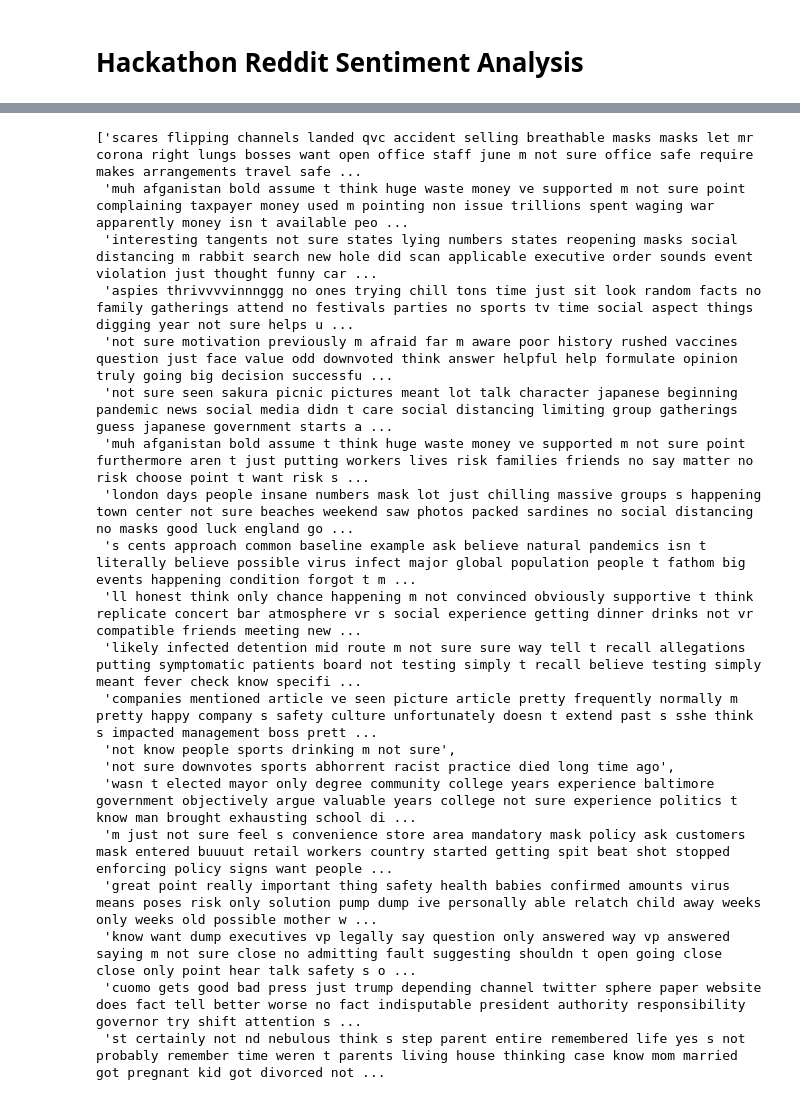
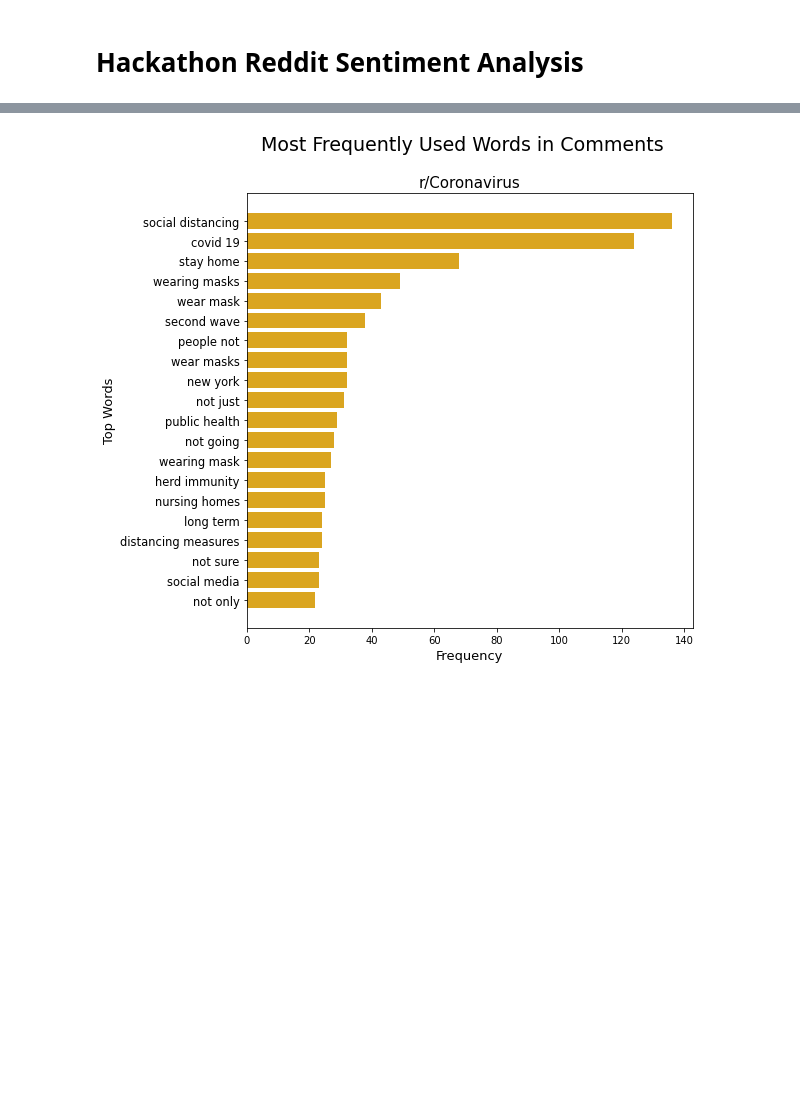
Before and after one commit to dmedellin2/octagon_hackathon, a Jupyter notebook: code/hackathon_analysis.ipynb, the cells around one changed output, grey strips where cells are left out. Drawn from its saved outputs; the diff is of its cells as text; code cells hidden in the pictures; blank space fills up the shorter version.

Commit message:
cleaned data gathering nb

```diff
--- a/code/hackathon_analysis.ipynb
+++ b/code/hackathon_analysis.ipynb
@@ -29,7 +29,7 @@ events.head()
 | 4 | gp_dude | No, it's not accurate, that's wha... | 1590178095 | Coronavirus | /r/Coronavirus/comments/goql7x/sw... | 2020-05-22 |
 # %%
 remove = ['against','enough','only','no','not']
-append = ['like','don','gt','https','www','scmp','com','x200b']
+append = ['like','don','gt','https','www','scmp','com','x200b','2020', 'does','did']
 # %%
 custom_stops = list(stopwords)
 for word in remove:
@@ -53,4 +53,4 @@ X_text = events['body']
 X_text = cvec.fit_transform(X_text)
 X_text_df = pd.DataFrame(X_text.toarray(), columns = cvec.get_feature_names())
 # %%
-X_text_df.sum().sort_values(ascending=False)[:50]
+top20words = X_text_df.sum().sort_values(ascending=False)[:20]
@@ -75,23 +57,10 @@ dtype: int64
-# %%
-[text for text in events['stripped'] if 'not sure' in text]
-# %% [output]
-['scares flipping channels landed qvc accident selling breathable masks masks let mr corona right lungs bosses want open office staff june m not sure office safe require makes arrangements travel safe ...
- 'muh afganistan bold assume t think huge waste money ve supported m not sure point complaining taxpayer money used m pointing non issue trillions spent waging war apparently money isn t available peo ...
- 'interesting tangents not sure states lying numbers states reopening masks social distancing m rabbit search new hole did scan applicable executive order sounds event violation just thought funny car ...
- 'aspies thrivvvvinnnggg no ones trying chill tons time just sit look random facts no family gatherings attend no festivals parties no sports tv time social aspect things digging year not sure helps u ...
- 'not sure motivation previously m afraid far m aware poor history rushed vaccines question just face value odd downvoted think answer helpful help formulate opinion truly going big decision successfu ...
- 'not sure seen sakura picnic pictures meant lot talk character japanese beginning pandemic news social media didn t care social distancing limiting group gatherings guess japanese government starts a ...
- 'muh afganistan bold assume t think huge waste money ve supported m not sure point furthermore aren t just putting workers lives risk families friends no say matter no risk choose point t want risk s ...
- 'london days people insane numbers mask lot just chilling massive groups s happening town center not sure beaches weekend saw photos packed sardines no social distancing no masks good luck england go ...
- 's cents approach common baseline example ask believe natural pandemics isn t literally believe possible virus infect major global population people t fathom big events happening condition forgot t m ...
- 'll honest think only chance happening m not convinced obviously supportive t think replicate concert bar atmosphere vr s social experience getting dinner drinks not vr compatible friends meeting new ...
- 'likely infected detention mid route m not sure sure way tell t recall allegations putting symptomatic patients board not testing simply t recall believe testing simply meant fever check know specifi ...
- 'companies mentioned article ve seen picture article pretty frequently normally m pretty happy company s safety culture unfortunately doesn t extend past s sshe think s impacted management boss prett ...
- 'not know people sports drinking m not sure',
- 'not sure downvotes sports abhorrent racist practice died long time ago',
- 'wasn t elected mayor only degree community college years experience baltimore government objectively argue valuable years college not sure experience politics t know man brought exhausting school di ...
- 'm just not sure feel s convenience store area mandatory mask policy ask customers mask entered buuuut retail workers country started getting spit beat shot stopped enforcing policy signs want people ...
- 'great point really important thing safety health babies confirmed amounts virus means poses risk only solution pump dump ive personally able relatch child away weeks only weeks old possible mother w ...
- 'know want dump executives vp legally say question only answered way vp answered saying m not sure close no admitting fault suggesting shouldn t open going close close only point hear talk safety s o ...
- 'cuomo gets good bad press just trump depending channel twitter sphere paper website does fact tell better worse no fact indisputable president authority responsibility governor try shift attention s ...
- 'st certainly not nd nebulous think s step parent entire remembered life yes s not probably remember time weren t parents living house thinking case know mom married got pregnant kid got divorced not ...
+# %%
+plt.figure(figsize=(8,8))
+plt.barh(y=top20words.index[::-1],width=top20words[::-1],color='goldenrod')
+plt.suptitle('Most Frequently Used Words in Comments',size=19)
+plt.title('r/Coronavirus',size=15)
+plt.xlabel('Frequency',size=13)
+plt.ylabel('Top Words',size=13)
+plt.yticks(size=11.5);
+# %% [output]
+[figure, added]
```
Also changed, not shown: parts of 1 cell of this notebook, 2 other files.
